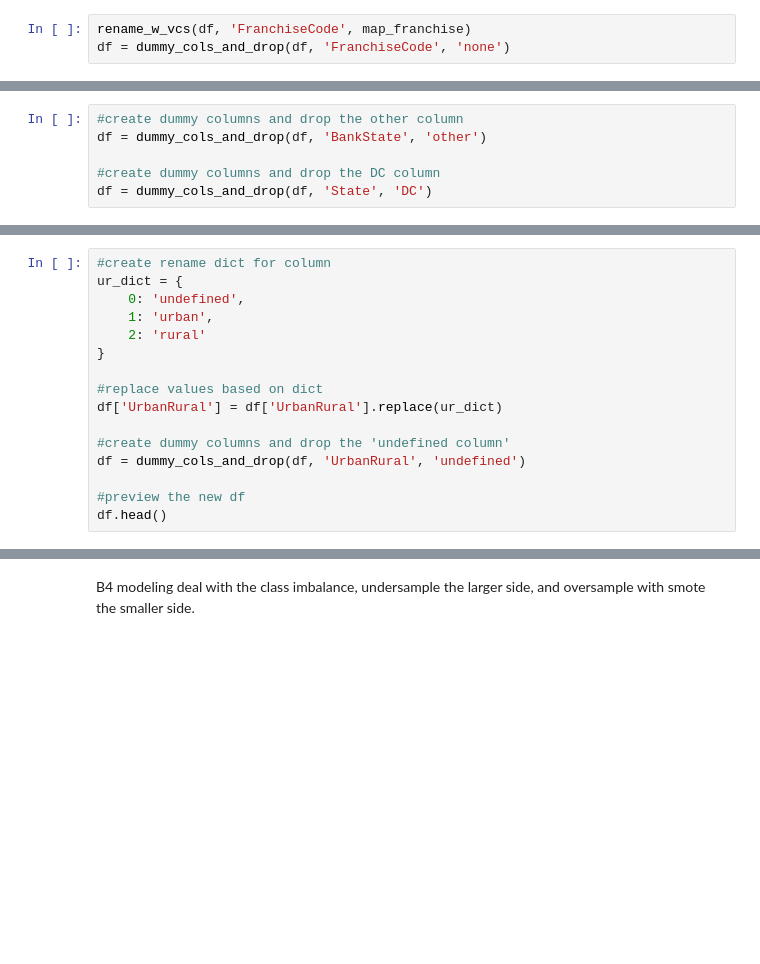
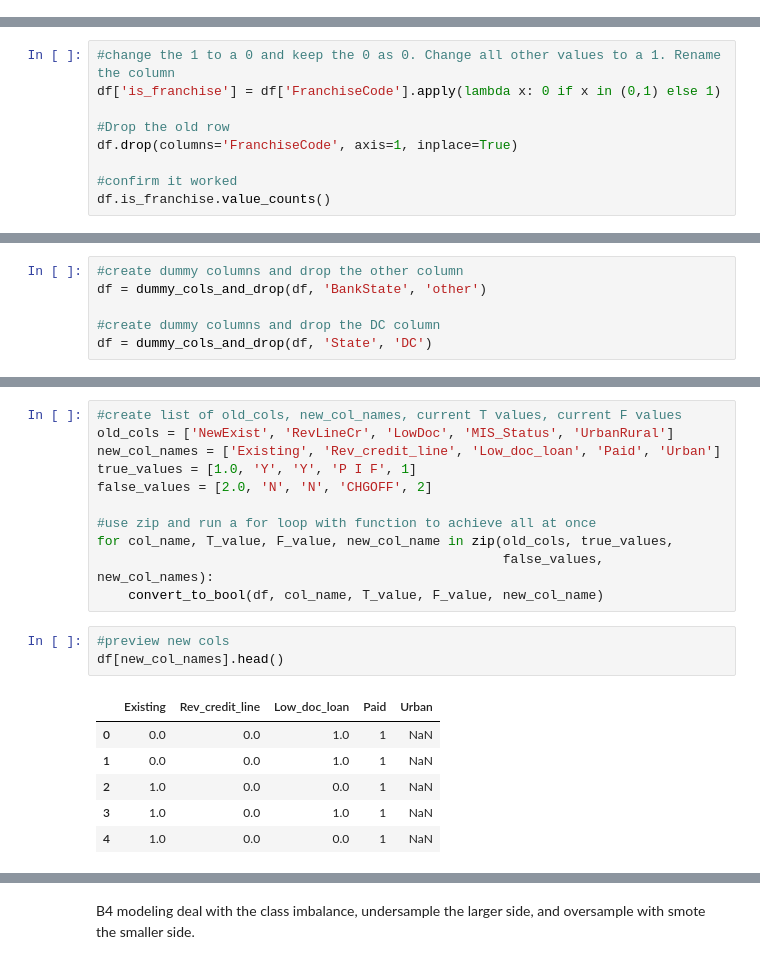
Before and after one commit to joshuaedelstein15/Loan_default, a Jupyter notebook: notebook.ipynb, the cells around one changed output, grey strips where cells are left out. Cells and saved outputs as stored; diff of their text form; blank space fills up the shorter version.

```diff
--- a/notebook.ipynb
+++ b/notebook.ipynb
@@ -638,3 +584,0 @@ def map_franchise(count):
-# %%
-rename_w_vcs(df, 'FranchiseCode', map_franchise)
-df = dummy_cols_and_drop(df, 'FranchiseCode', 'none')
@@ -650,0 +601,9 @@ df.head()
+# %%
+#change the 1 to a 0 and keep the 0 as 0. Change all other values to a 1. Rename the column
+df['is_franchise'] = df['FranchiseCode'].apply(lambda x: 0 if x in (0,1) else 1)
+
+#Drop the old row
+df.drop(columns='FranchiseCode', axis=1, inplace=True)
+
+#confirm it worked
+df.is_franchise.value_counts()
@@ -727,16 +688,0 @@ The `UrbanRural` column contains 0,1,2 whether the business is 'undefined', 'urb
-# %%
-#create rename dict for column
-ur_dict = {
-    0: 'undefined',
-    1: 'urban',
-    2: 'rural'
-}
-
-#replace values based on dict
-df['UrbanRural'] = df['UrbanRural'].replace(ur_dict)
-
-#create dummy columns and drop the 'undefined column'
-df = dummy_cols_and_drop(df, 'UrbanRural', 'undefined')
-
-#preview the new df
-df.head()
@@ -748,0 +721,21 @@ Name: count, dtype: int64
+# %%
+#create list of old_cols, new_col_names, current T values, current F values
+old_cols = ['NewExist', 'RevLineCr', 'LowDoc', 'MIS_Status', 'UrbanRural']
+new_col_names = ['Existing', 'Rev_credit_line', 'Low_doc_loan', 'Paid', 'Urban']
+true_values = [1.0, 'Y', 'Y', 'P I F', 1]
+false_values = [2.0, 'N', 'N', 'CHGOFF', 2]
+
+#use zip and run a for loop with function to achieve all at once
+for col_name, T_value, F_value, new_col_name in zip(old_cols, true_values,
+                                                    false_values, new_col_names):
+    convert_to_bool(df, col_name, T_value, F_value, new_col_name)
+# %%
+#preview new cols
+df[new_col_names].head()
+# %% [output]
+|  | Existing | Rev_credit_line | Low_doc_loan | Paid | Urban |
+| 0 | 0.0 | 0.0 | 1.0 | 1 | NaN |
+| 1 | 0.0 | 0.0 | 1.0 | 1 | NaN |
+| 2 | 1.0 | 0.0 | 0.0 | 1 | NaN |
+| 3 | 1.0 | 0.0 | 1.0 | 1 | NaN |
+| 4 | 1.0 | 0.0 | 0.0 | 1 | NaN |
```
Also changed, not shown: parts of 55 cells of this notebook.
